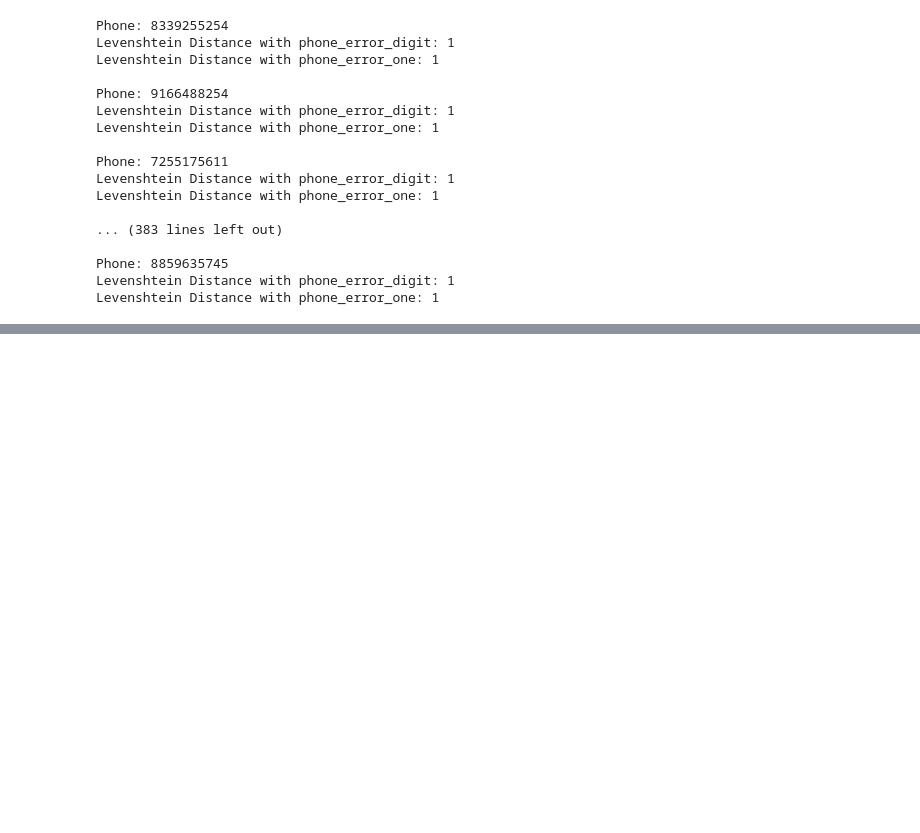
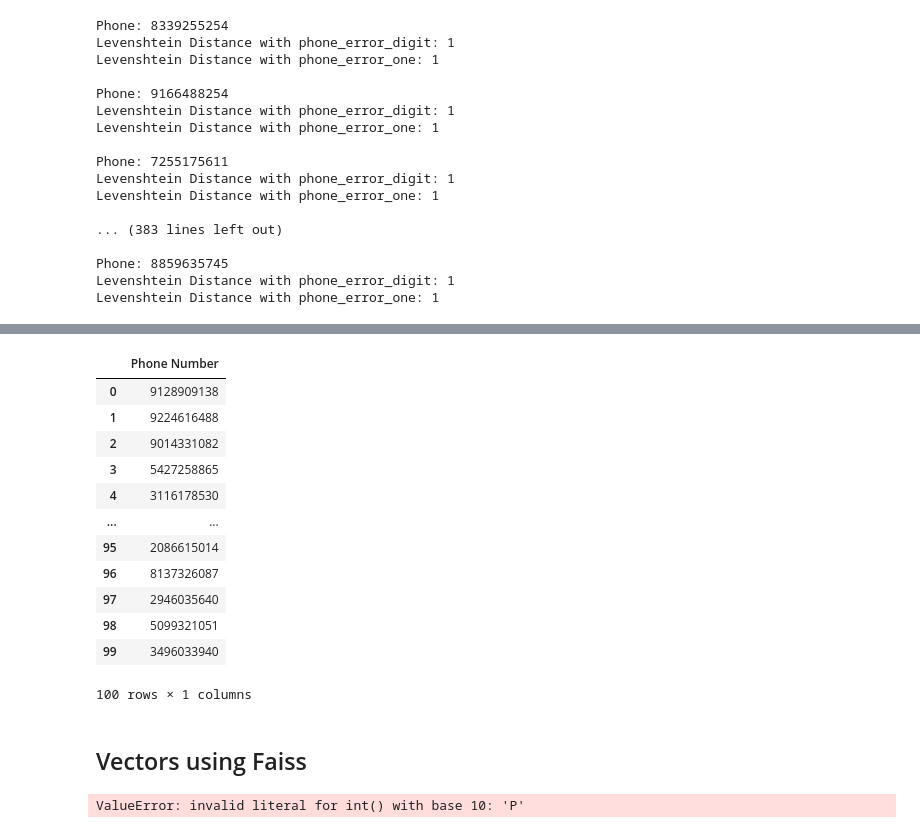
Before and after one commit to saiyarlagadda/Phone-Number-Check-NN, a Jupyter notebook: Phone_Number.ipynb, the cells around one changed output, grey strips where cells are left out. Drawn from its saved outputs; the diff is of its cells as text; code cells hidden in the pictures; blank space fills up the shorter version.

Commit message:
Faiss Vectors

```diff
--- a/Phone_Number.ipynb
+++ b/Phone_Number.ipynb
@@ -362,0 +403,24 @@ Levenshtein Distance with phone_error_one: 1
+# %%
+# Ensure the 'Phone Number' column is of type string
+p_df['Phone Number'] = p_df['Phone Number'].astype(str)
+
+# Remove leading '1' if present
+p_df['Phone Number'] = p_df['Phone Number'].str.replace(r'^1', '', regex=True)
+# %%
+p_df
+# %% [output]
+|  | Phone Number |
+| 0 | 9128909138 |
+| 1 | 9224616488 |
+| 2 | 9014331082 |
+| 3 | 5427258865 |
+| 4 | 3116178530 |
+| ... | ... |
+| 95 | 2086615014 |
+| 96 | 8137326087 |
+| 97 | 2946035640 |
+| 98 | 5099321051 |
+| 99 | 3496033940 |
+100 rows × 1 columns
+# %% [markdown]
+## Vectors using Faiss
@@ -362,0 +429,31 @@ Levenshtein Distance with phone_error_one: 1
+# %%
+# Function to convert phone number to vector
+def phone_to_vector(phone_number):
+    return np.array([int(digit) for digit in phone_number], dtype=np.float32)
+
+# # Example phone numbers
+# phone_numbers = [
+#     "1234567890",
+#     "1234567891",
+#     "1234567889",
+#     "9876543210",
+#     "9876543209"
+# ]
+
+# phone_numbers = pd.dataframe(p_df)
+
+# Convert phone numbers to vectors
+phone_vectors = np.array([phone_to_vector(phone) for phone in phone_numbers])
+
+# Create FAISS index
+dimension = phone_vectors.shape[1]
+index = faiss.IndexFlatL2(dimension)  # L2 distance (Euclidean)
+index.add(phone_vectors)
+
+# Search for similar phone numbers
+def search_similar_phone_numbers(query_phone, k=3):
+    query_vector = phone_to_vector(query_phone).reshape(1, -1)
+    distances, indices = index.search(query_vector, k)
+    return [(phone_numbers[i], distances[0][j]) for j, i in enumerate(indices[0])]
+# %% [output]
+ValueError: invalid literal for int() with base 10: 'P'
```
Also changed, not shown: parts of 11 cells of this notebook, 2 other files.
